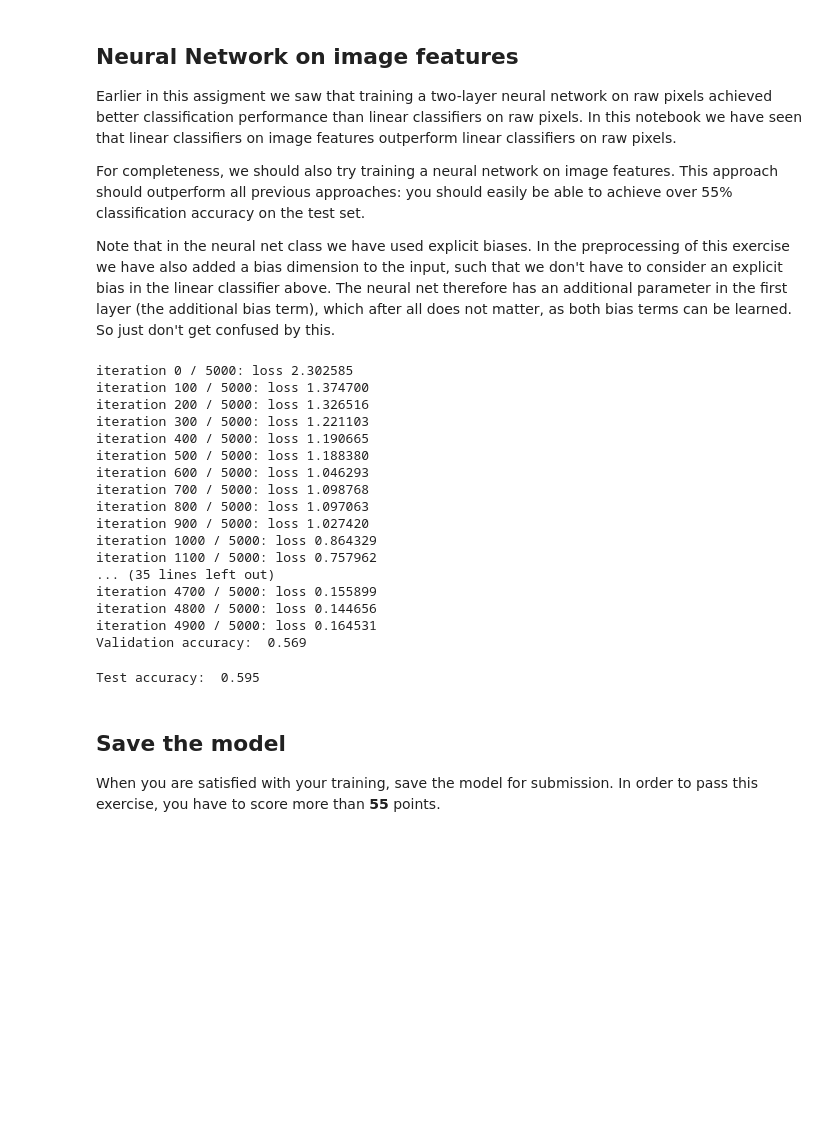
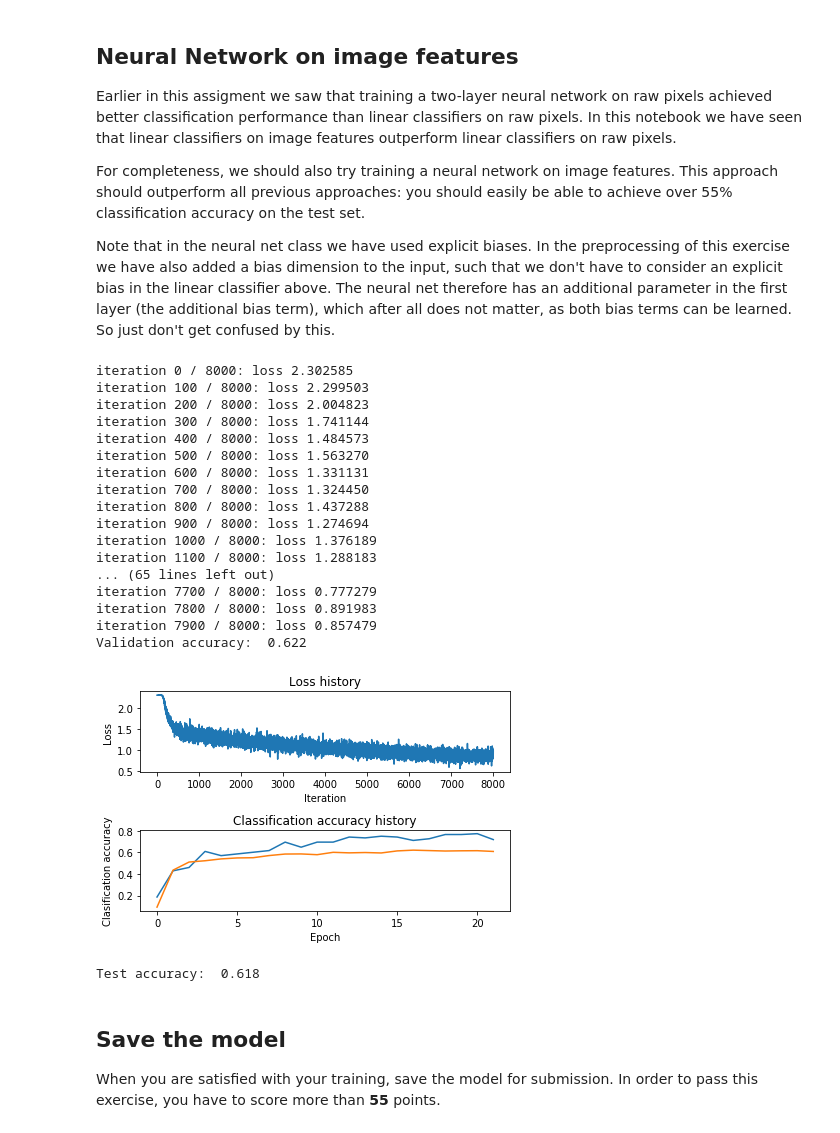
Before and after one commit to ga53kaj/in2346, a Jupyter notebook: exercise_1/3_features.ipynb, the cells around one changed output. Saved outputs shown, nothing was run; the diff lists cells and outputs as text; code cells hidden in the pictures; blank space fills up the shorter version.

```diff
--- a/exercise_1/3_features.ipynb
+++ b/exercise_1/3_features.ipynb
@@ -203,53 +223,74 @@ from exercise_code.gradient_check import eval_numerical_gradient
 def rel_error(x, y):
   """ returns relative error """
   return np.max(np.abs(x - y) / (np.maximum(1e-8, np.abs(x) + np.abs(y))))
 
 input_dim = X_train_feats.shape[1]
 hidden_dim = 500
 num_classes = 10
 
 net = TwoLayerNet(input_dim, hidden_dim, num_classes)
 best_net = None
 
 ################################################################################
 # TODO: Train a two-layer neural network on image features. You may want to    #
 # validate various parameters as in previous sections. Store your best         #
 # model in the best_net variable.                                              #
 ################################################################################
 
+#net = neuralnetwork_hyperparameter_tuning(net, X_train_feats, y_train, X_val_feats, y_val)
+
 # Train the network
 stats = net.train(X_train_feats, y_train, X_val_feats, y_val,
-            num_iters=5000, batch_size=200,
-            learning_rate=1, learning_rate_decay=0.95,
-            reg=0, verbose=True)
+            num_iters=8000, batch_size=128,
+            learning_rate=0.1122, learning_rate_decay=0.95,
+            reg=5e-5, verbose=True)
 
 # Predict on the validation set
 val_acc = (net.predict(X_val_feats) == y_val).mean()
 print('Validation accuracy: ', val_acc)
+
+plt.subplots(nrows=2, ncols=1)
+
+plt.subplot(2, 1, 1)
+plt.plot(stats['loss_history'])
+plt.title('Loss history')
+plt.xlabel('Iteration')
+plt.ylabel('Loss')
+
+plt.subplot(2, 1, 2)
+plt.plot(stats['train_acc_history'], label='train')
+plt.plot(stats['val_acc_history'], label='val')
+plt.title('Classification accuracy history')
+plt.xlabel('Epoch')
+plt.ylabel('Clasification accuracy')
+
+plt.tight_layout()
+plt.show()
 
 best_net = net
 
 ################################################################################
 #                              END OF YOUR CODE                                #
 ################################################################################
 # %% [output]
-iteration 0 / 5000: loss 2.302585
-iteration 100 / 5000: loss 1.374700
-iteration 200 / 5000: loss 1.326516
-iteration 300 / 5000: loss 1.221103
-iteration 400 / 5000: loss 1.190665
-iteration 500 / 5000: loss 1.188380
-iteration 600 / 5000: loss 1.046293
-iteration 700 / 5000: loss 1.098768
-iteration 800 / 5000: loss 1.097063
-iteration 900 / 5000: loss 1.027420
-iteration 1000 / 5000: loss 0.864329
-iteration 1100 / 5000: loss 0.757962
-... (35 lines left out)
-iteration 4700 / 5000: loss 0.155899
-iteration 4800 / 5000: loss 0.144656
-iteration 4900 / 5000: loss 0.164531
-Validation accuracy:  0.569
+iteration 0 / 8000: loss 2.302585
+iteration 100 / 8000: loss 2.299503
+iteration 200 / 8000: loss 2.004823
+iteration 300 / 8000: loss 1.741144
+iteration 400 / 8000: loss 1.484573
+iteration 500 / 8000: loss 1.563270
+iteration 600 / 8000: loss 1.331131
+iteration 700 / 8000: loss 1.324450
+iteration 800 / 8000: loss 1.437288
+iteration 900 / 8000: loss 1.274694
+iteration 1000 / 8000: loss 1.376189
+iteration 1100 / 8000: loss 1.288183
+... (65 lines left out)
+iteration 7700 / 8000: loss 0.777279
+iteration 7800 / 8000: loss 0.891983
+iteration 7900 / 8000: loss 0.857479
+Validation accuracy:  0.622
+[figure, added]
 # %%
 # Run your neural net classifier on the test set. You should be able to
 # get more than 55% accuracy.
@@ -257,7 +298,7 @@ Validation accuracy:  0.569
 test_acc = (net.predict(X_test_feats) == y_test).mean()
 print("Test accuracy: ", test_acc)
 # %% [output]
-Test accuracy:  0.595
+Test accuracy:  0.618
 # %% [markdown]
 ## Save the model
 
```
Also changed, not shown: parts of 5 cells of this notebook, 4 other files.
